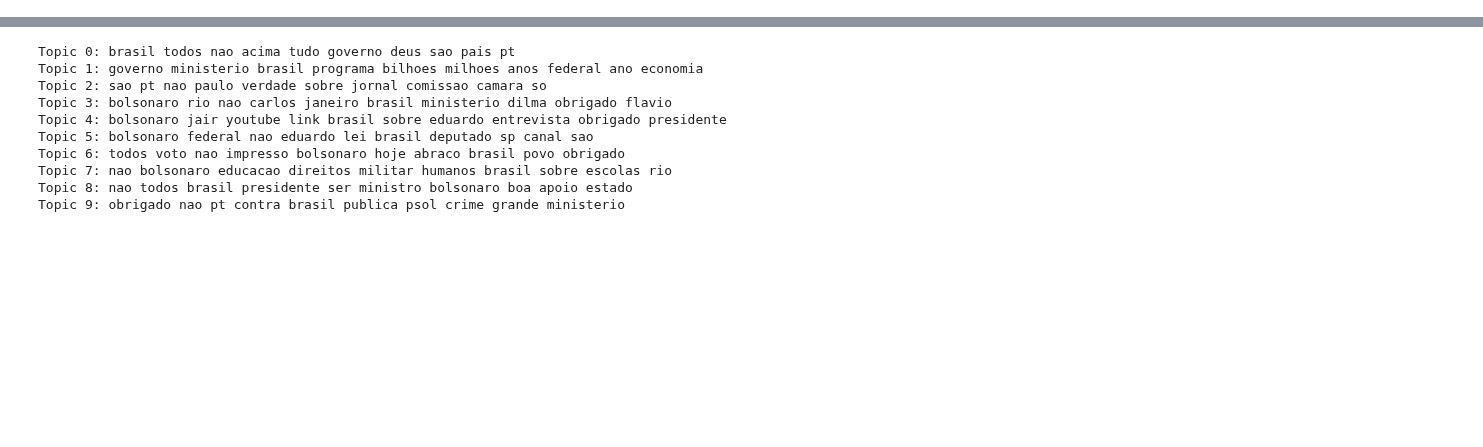
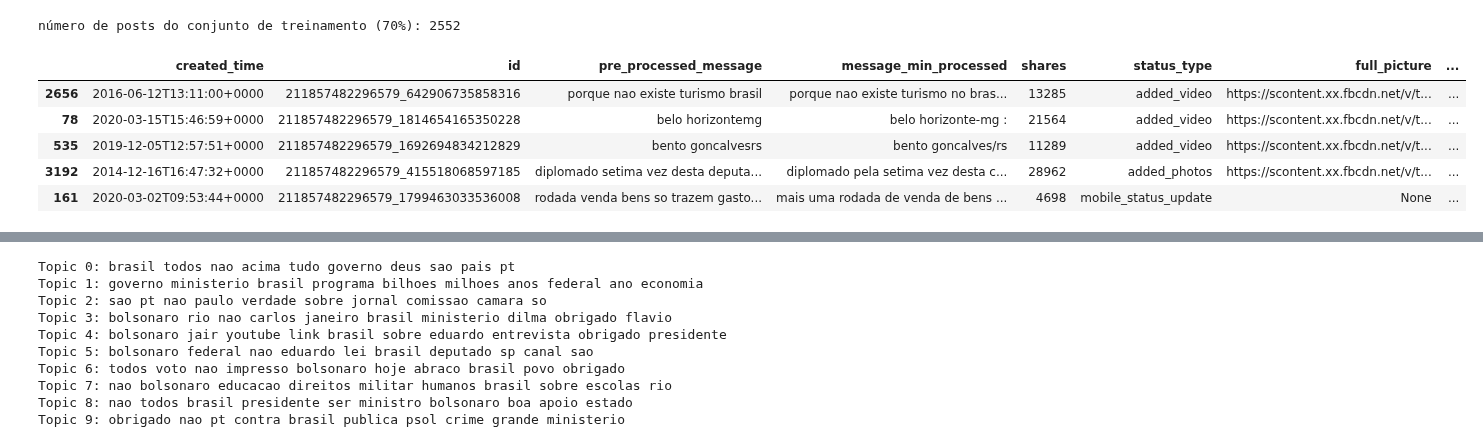
Before and after one commit to LucasPereiraMiranda/social-media-analysis, a Jupyter notebook: source/jupyter/lda_topics.ipynb, the cells around one changed output, grey strips where cells are left out. Drawn from its saved outputs; the diff is of its cells as text; code cells hidden in the pictures; blank space fills up the shorter version.

```diff
--- a/source/jupyter/lda_topics.ipynb
+++ b/source/jupyter/lda_topics.ipynb
@@ -28,0 +53,14 @@ df_candidate.head(25)
+# %%
+# separando o df de treinamento (30%) e o df de testes(70%) de maneira 'embaralhada'
+df_training, df_test = train_test_split(df_candidate,train_size=0.7,test_size=0.3,shuffle=True)
+# %%
+print('número de posts do conjunto de treinamento (70%): {0}'.format(str(len(df_training))))
+df_training.head(5)
+# %% [output]
+número de posts do conjunto de treinamento (70%): 2552
+|  | created_time | id | pre_processed_message | message_min_processed | shares | status_type | full_picture | ... |
+| 2656 | 2016-06-12T13:11:00+0000 | 211857482296579_642906735858316 | porque nao existe turismo brasil | porque nao existe turismo no bras... | 13285 | added_video | https://scontent.xx.fbcdn.net/v/t... | ... |
+| 78 | 2020-03-15T15:46:59+0000 | 211857482296579_1814654165350228 | belo horizontemg | belo horizonte-mg : | 21564 | added_video | https://scontent.xx.fbcdn.net/v/t... | ... |
+| 535 | 2019-12-05T12:57:51+0000 | 211857482296579_1692694834212829 | bento goncalvesrs | bento goncalves/rs | 11289 | added_video | https://scontent.xx.fbcdn.net/v/t... | ... |
+| 3192 | 2014-12-16T16:47:32+0000 | 211857482296579_415518068597185 | diplomado setima vez desta deputa... | diplomado pela setima vez desta c... | 28962 | added_photos | https://scontent.xx.fbcdn.net/v/t... | ... |
+| 161 | 2020-03-02T09:53:44+0000 | 211857482296579_1799463033536008 | rodada venda bens so trazem gasto... | mais uma rodada de venda de bens ... | 4698 | mobile_status_update | None | ... |
```
Also changed, not shown: parts of 11 cells of this notebook.
